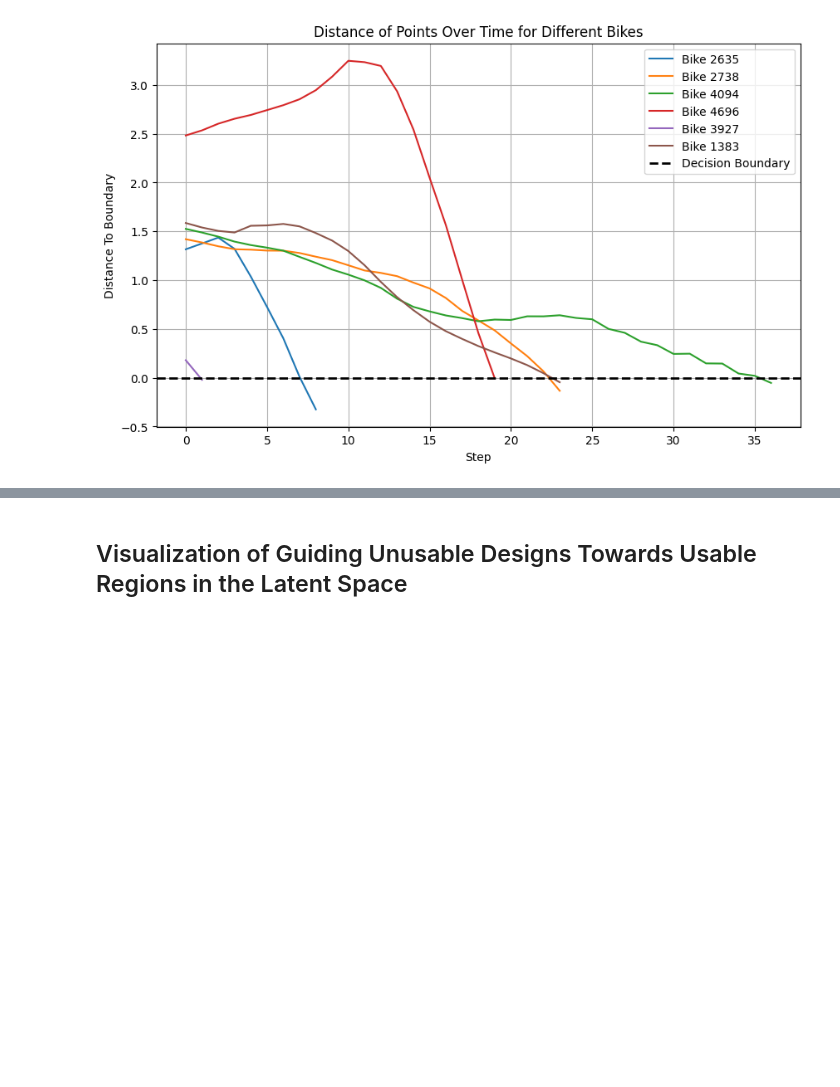
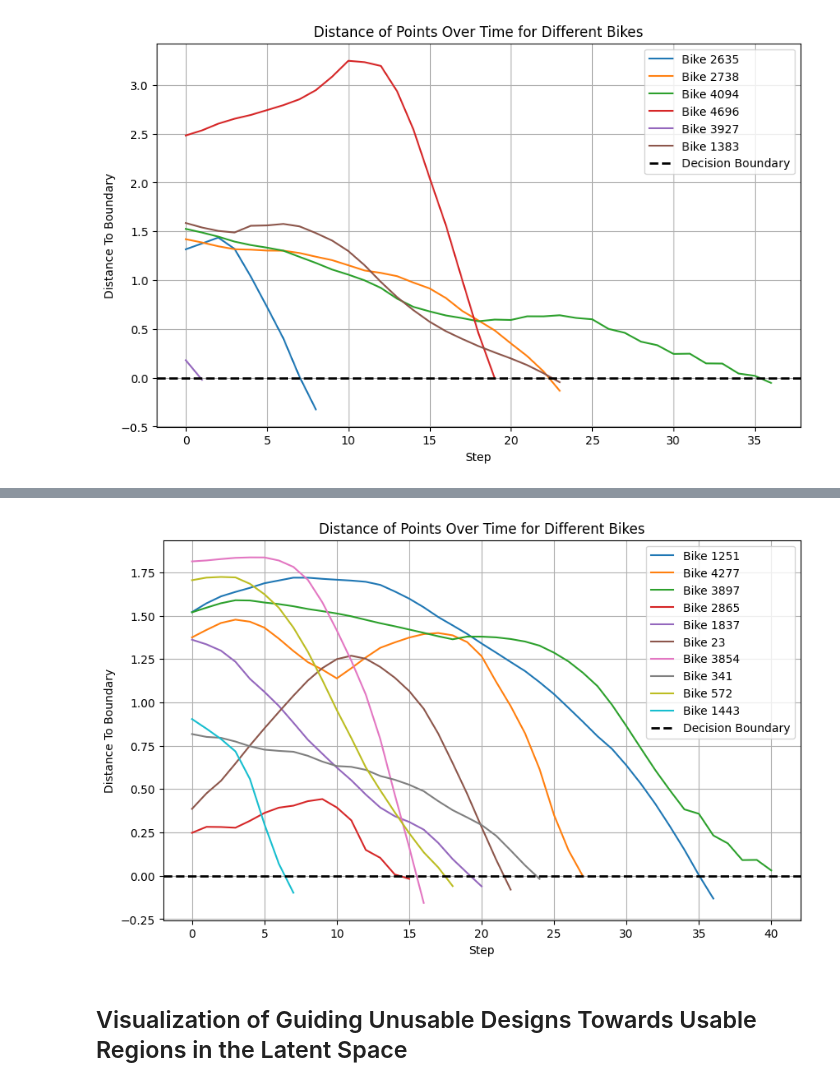
Before and after one commit to FabyBaby333/Master-Thesis, a Jupyter notebook: Main/guidance_towards_usability.ipynb, the cells around one changed output, grey strips where cells are left out. Drawn from its saved outputs; the diff is of its cells as text; code cells hidden in the pictures; blank space fills up the shorter version.

```diff
--- a/Main/guidance_towards_usability.ipynb
+++ b/Main/guidance_towards_usability.ipynb
@@ -788,9 +504,9 @@ for bid in bikes:
 
         counter += 1
 
-        new_point = latent_kde_classifier.move_points([latent],step_scale=0.1, use_direction=3)
-        points.append(new_point[0])
-        latent = new_point[0]
+        new_point = latent_kde_classifier.move_point(latent,step_scale=0.1, use_direction=3)
+        points.append(new_point)
+        latent = new_point
 
         bike_features_point = (tf.math.sigmoid(tuned_decoder.predict(np.array([latent]))).numpy())[0][column_indices_to_keep]
         pred_svm = svm_clf.predict(bike_features_point.reshape(1, -1))[0]
@@ -862,9 +578,9 @@ for bid in bikes:
 
         counter += 1
 
-        new_point = latent_kde_classifier.move_points([latent],step_scale=0.1, use_direction=3)
-        points.append(new_point[0])
-        latent = new_point[0]
+        new_point = latent_kde_classifier.move_point(latent,step_scale=0.1, use_direction=3)
+        points.append(new_point)
+        latent = new_point
 
         bike_features_point = (tf.math.sigmoid(tuned_decoder.predict(np.array([latent]))).numpy())[0][column_indices_to_keep]
         pred_svm = svm_clf.predict(bike_features_point.reshape(1, -1))[0]
@@ -905,0 +624,73 @@ Number of bikes moved : 6
+# %%
+bikes = usable_bikes_test_df.index
+
+log_usable_scores = []
+log_unusable_scores = []
+
+knn_pred = []
+
+all_points = []
+bids = []
+for bid in bikes:
+    bike = usable_bikes.loc[[bid]]
+    latent = tuned_encoder_mean.predict(bike)[0]
+    points = [latent]
+    pred_svm = pred_kde = 0
+    counter = 0
+
+    bike_features_point = (tf.math.sigmoid(tuned_decoder.predict(np.array([latent]))).numpy())[0][column_indices_to_keep]
+    pred_svm = svm_clf.predict(bike_features_point.reshape(1, -1))[0]
+    pred_kde = latent_kde_classifier.predict(latent)[0]
+
+    distances = []
+
+    if pred_svm:
+        distances.append(svm_clf.distance_to_boundary(bike_features_point))
+    else:
+        distances.append(- svm_clf.distance_to_boundary(bike_features_point))
+
+    print('svm:', 'usable' if pred_svm else 'unusable')
+    print('kde:', 'usable' if pred_kde else 'unusable')
+    while counter < 40 and (pred_svm == 1):
+
+        counter += 1
+
+        new_point = latent_kde_classifier.move_point(latent,step_scale=0.1, use_direction=3, target=False)
+        points.append(new_point)
+        latent = new_point
+
+        bike_features_point = (tf.math.sigmoid(tuned_decoder.predict(np.array([latent]))).numpy())[0][column_indices_to_keep]
+        pred_svm = svm_clf.predict(bike_features_point.reshape(1, -1))[0]
+        pred_kde = latent_kde_classifier.predict(latent)[0]
+
+
+        if pred_svm:
+            distances.append(svm_clf.distance_to_boundary(bike_features_point))
+        else:
+            distances.append(- svm_clf.distance_to_boundary(bike_features_point))
+
+    if len(distances) > 1:
+        bids.append(bid)
+        all_points.append(distances)
+
+clear_output(False)
+
+print(f"Number of bikes moved : {len(all_points)}")
+
+time_points = list(range(len(all_points[0])))
+plt.figure(figsize=(10, 6))
+for i, distances in enumerate(all_points):
+    time_points = list(range(len(distances)))
+    plt.plot(time_points, distances, label=f'Bike {bids[i]}')  # Using bid labels
+
+# Plot a horizontal line at y=0 (SVM decision boundary)
+plt.axhline(0, color='black', linewidth=2, linestyle='--', label='Decision Boundary')
+
+# Labeling and styling the plot
+plt.xlabel('Step')
+plt.ylabel('Distance To Boundary')
+plt.title('Distance of Points Over Time for Different Bikes')
+plt.grid(True)
+plt.legend()  # Show legend with bid labels
+plt.show()
+# %% [output]
@@ -906,3 +698,4 @@ Number of bikes moved : 6
+[figure, added]
 # %% [markdown]
 ## Visualization of Guiding Unusable Designs Towards Usable Regions in the Latent Space
 # %%
```
Also changed, not shown: parts of 16 cells of this notebook, 19 other files.
